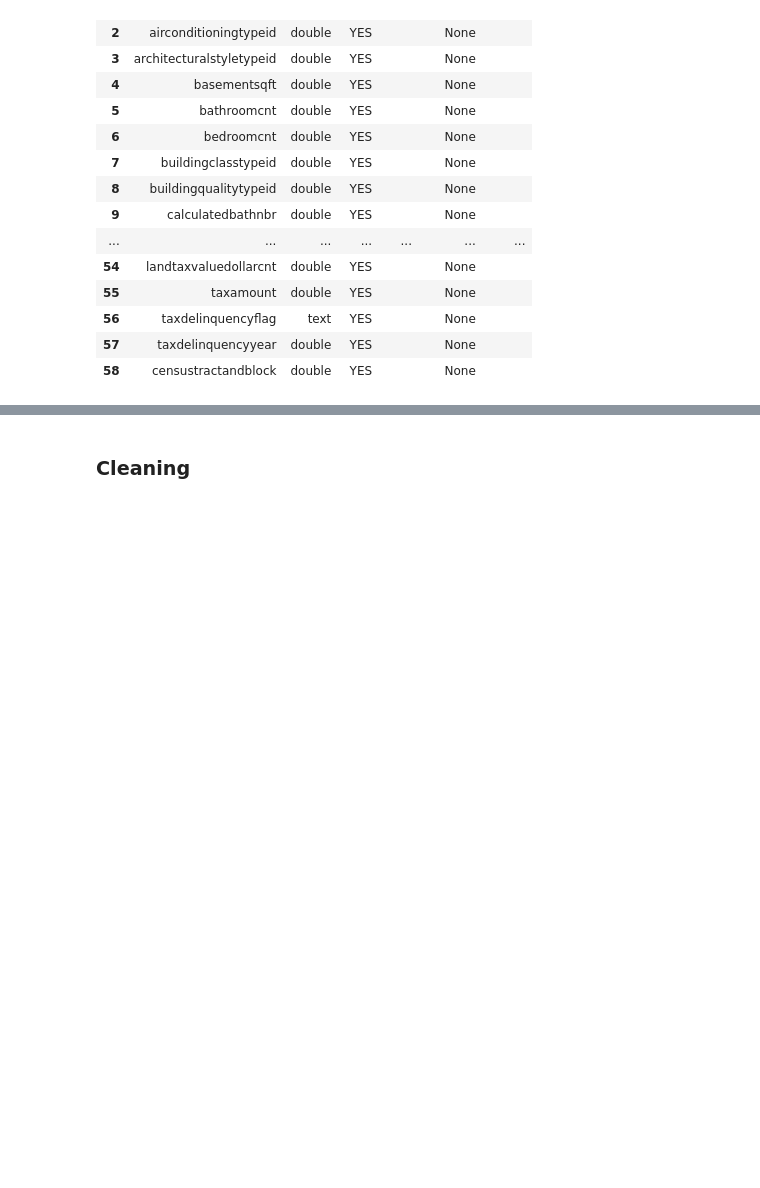
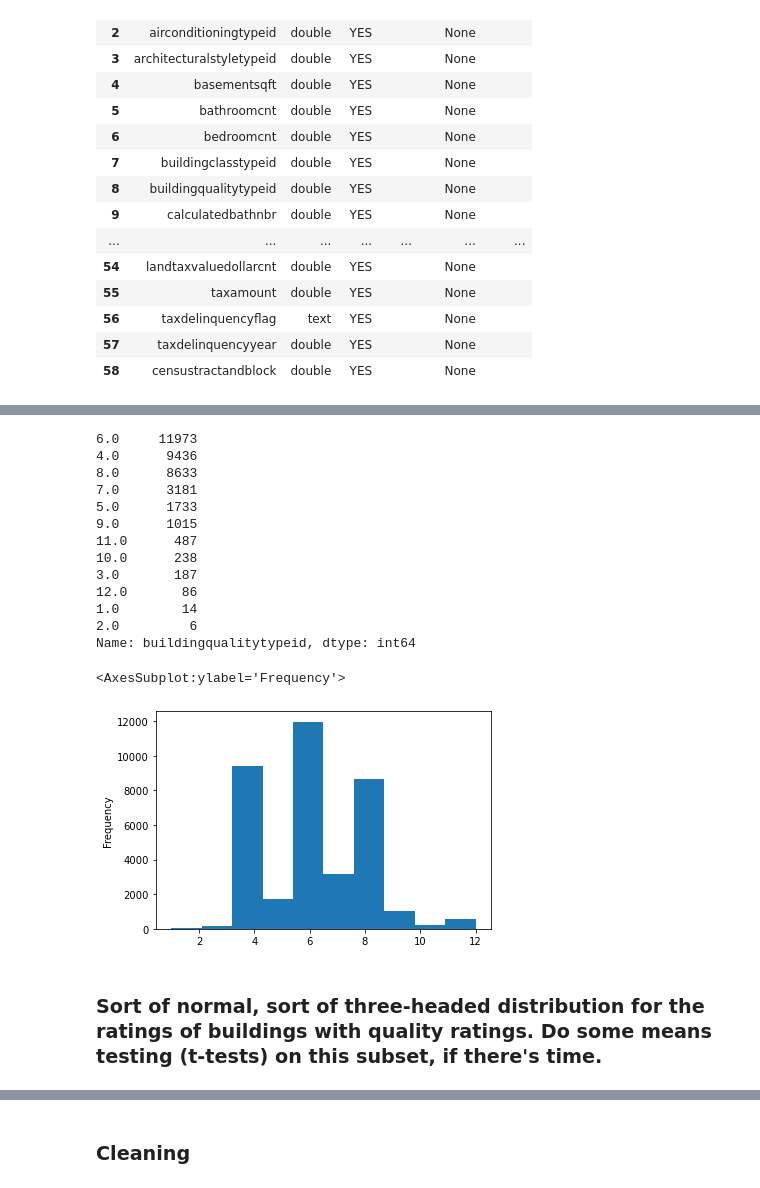
Before and after one commit to tarrencen/regression-project, a Jupyter notebook: explore.ipynb, the cells around one changed output, grey strips where cells are left out. Cells and saved outputs as stored; diff of their text form; code cells hidden in the pictures; blank space fills up the shorter version.

```diff
--- a/explore.ipynb
+++ b/explore.ipynb
@@ -172,0 +374,24 @@ dtype: int64
+# %%
+rated_bldgs = prop_vals[prop_vals.buildingqualitytypeid.notna()]
+
+print(rated_bldgs.buildingqualitytypeid.value_counts())
+
+rated_bldgs.buildingqualitytypeid.plot.hist()
+# %% [output]
+6.0     11973
+4.0      9436
+8.0      8633
+7.0      3181
+5.0      1733
+9.0      1015
+11.0      487
+10.0      238
+3.0       187
+12.0       86
+1.0        14
+2.0         6
+Name: buildingqualitytypeid, dtype: int64
+<AxesSubplot:ylabel='Frequency'>
+[figure, added]
+# %% [markdown]
+### Sort of normal, sort of three-headed distribution for the ratings of buildings with quality ratings. Do some means testing (t-tests) on this subset, if there's time.
```
Also changed, not shown: parts of 108 cells of this notebook.
